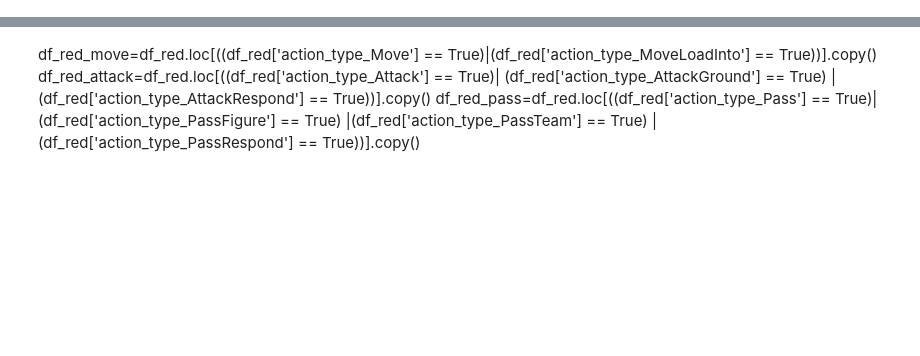
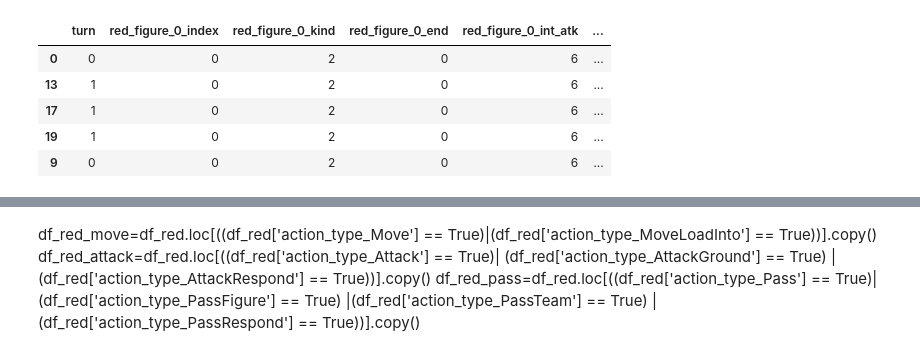
Before and after one commit to IDSIA/NewTechnoWar, a Jupyter notebook: code/notebooks/generatorModels.ipynb, the cells around one changed output, grey strips where cells are left out. Drawn from its saved outputs; the diff is of its cells as text; code cells hidden in the pictures; blank space fills up the shorter version.

```diff
--- a/code/notebooks/generatorModels.ipynb
+++ b/code/notebooks/generatorModels.ipynb
@@ -45,0 +75,10 @@ df.dropna(axis=1, how='all',inplace=True)
+# %%
+with pd.option_context('display.max_rows', None, 'display.max_columns', None):  # more options can be specified also
+    display(df.sample(n=5))
+# %% [output]
+|  | turn | red_figure_0_index | red_figure_0_kind | red_figure_0_end | red_figure_0_int_atk | ... |
+| 0 | 0 | 0 | 2 | 0 | 6 | ... |
+| 13 | 1 | 0 | 2 | 0 | 6 | ... |
+| 17 | 1 | 0 | 2 | 0 | 6 | ... |
+| 19 | 1 | 0 | 2 | 0 | 6 | ... |
+| 9 | 0 | 0 | 2 | 0 | 6 | ... |
```
Also changed, not shown: parts of 5 cells of this notebook, 3 other files.
